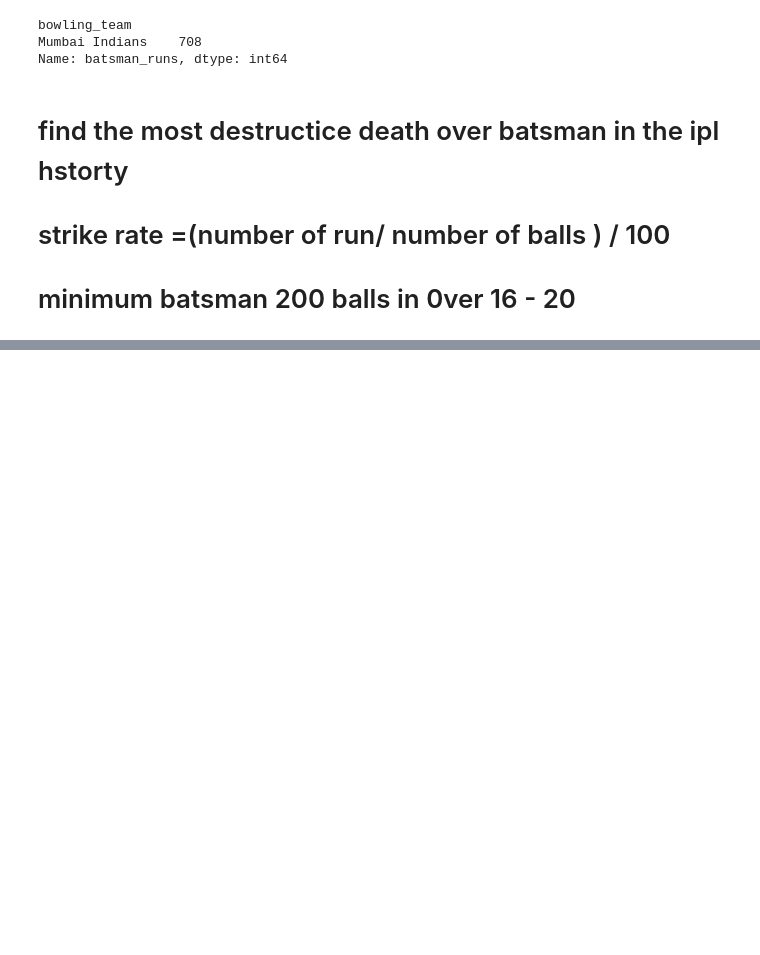
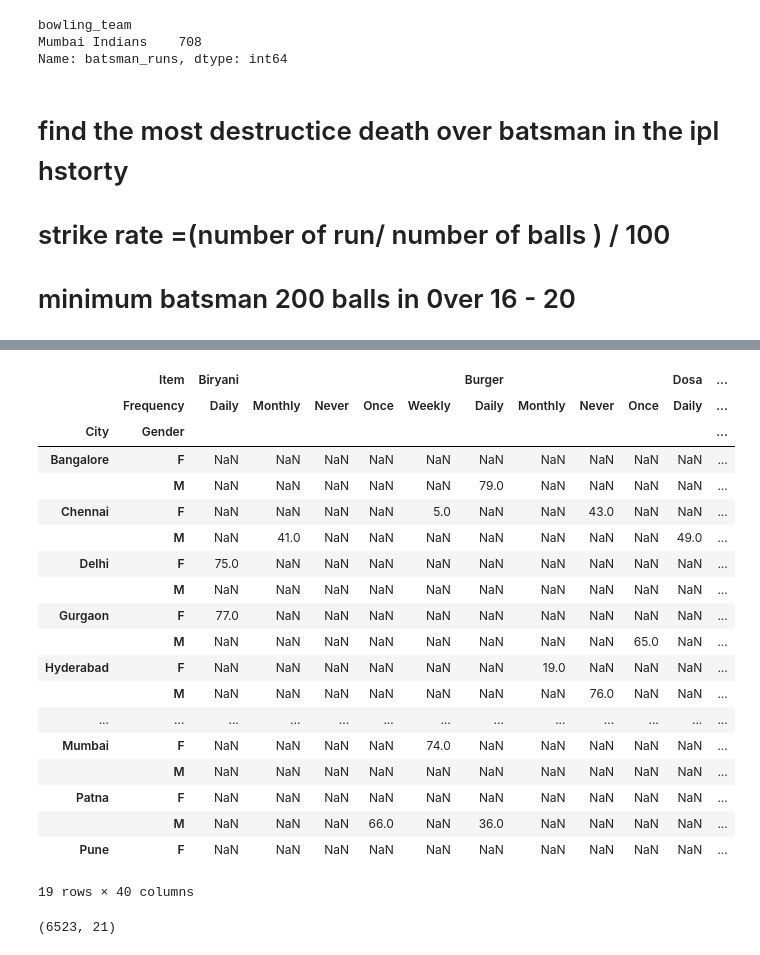
Before and after one commit to Hitesh-Ojha/learning, a Jupyter notebook: data science/pandas.ipynb, the cells around one changed output, grey strips where cells are left out. Drawn from its saved outputs; the diff is of its cells as text; code cells hidden in the pictures; blank space fills up the shorter version.

```diff
--- a/data science/pandas.ipynb
+++ b/data science/pandas.ipynb
@@ -896,0 +996,2 @@ Name: batsman_runs, dtype: int64
+# %%
+food = pd.read_csv('Data set/data.csv')
@@ -896,0 +1050,23 @@ Name: batsman_runs, dtype: int64
+# %%
+food.pivot_table(index=['City' , 'Gender'], columns = ['Item' , 'Frequency'] , values = 'Spends' , aggfunc='mean')
+# %% [output]
+|  | Item | Biryani |  |  |  |  | Burger |  |  |  | Dosa | ... |
+|  | Frequency | Daily | Monthly | Never | Once | Weekly | Daily | Monthly | Never | Once | Daily | ... |
+| City | Gender |  |  |  |  |  |  |  |  |  |  | ... |
+| Bangalore | F | NaN | NaN | NaN | NaN | NaN | NaN | NaN | NaN | NaN | NaN | ... |
+|  | M | NaN | NaN | NaN | NaN | NaN | 79.0 | NaN | NaN | NaN | NaN | ... |
+| Chennai | F | NaN | NaN | NaN | NaN | 5.0 | NaN | NaN | 43.0 | NaN | NaN | ... |
+|  | M | NaN | 41.0 | NaN | NaN | NaN | NaN | NaN | NaN | NaN | 49.0 | ... |
+| Delhi | F | 75.0 | NaN | NaN | NaN | NaN | NaN | NaN | NaN | NaN | NaN | ... |
+|  | M | NaN | NaN | NaN | NaN | NaN | NaN | NaN | NaN | NaN | NaN | ... |
+| Gurgaon | F | 77.0 | NaN | NaN | NaN | NaN | NaN | NaN | NaN | NaN | NaN | ... |
+|  | M | NaN | NaN | NaN | NaN | NaN | NaN | NaN | NaN | 65.0 | NaN | ... |
+| Hyderabad | F | NaN | NaN | NaN | NaN | NaN | NaN | 19.0 | NaN | NaN | NaN | ... |
+|  | M | NaN | NaN | NaN | NaN | NaN | NaN | NaN | 76.0 | NaN | NaN | ... |
+| ... | ... | ... | ... | ... | ... | ... | ... | ... | ... | ... | ... | ... |
+| Mumbai | F | NaN | NaN | NaN | NaN | 74.0 | NaN | NaN | NaN | NaN | NaN | ... |
+|  | M | NaN | NaN | NaN | NaN | NaN | NaN | NaN | NaN | NaN | NaN | ... |
+| Patna | F | NaN | NaN | NaN | NaN | NaN | NaN | NaN | NaN | NaN | NaN | ... |
+|  | M | NaN | NaN | NaN | 66.0 | NaN | 36.0 | NaN | NaN | NaN | NaN | ... |
+| Pune | F | NaN | NaN | NaN | NaN | NaN | NaN | NaN | NaN | NaN | NaN | ... |
+19 rows × 40 columns
@@ -896,0 +1075,6 @@ Name: batsman_runs, dtype: int64
+# %%
+mask4 = data2['batsman_runs'] == 6
+six = data2[mask4]
+six.shape
+# %% [output]
+(6523, 21)
```
Also changed, not shown: parts of 29 cells of this notebook, 1 other file.
